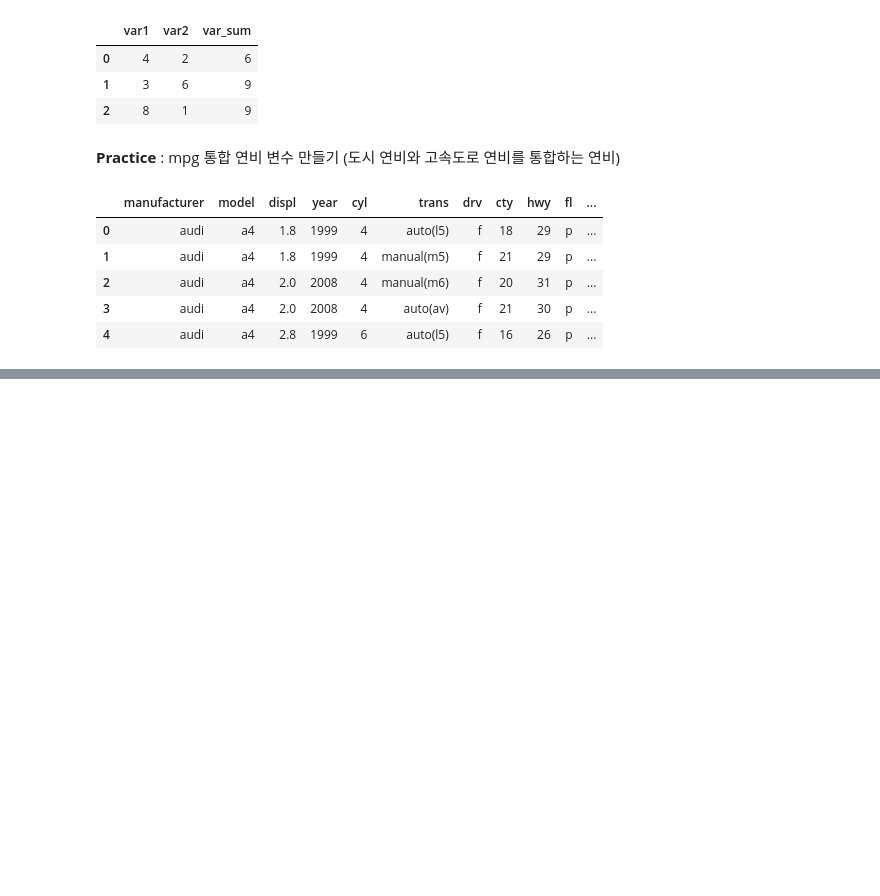
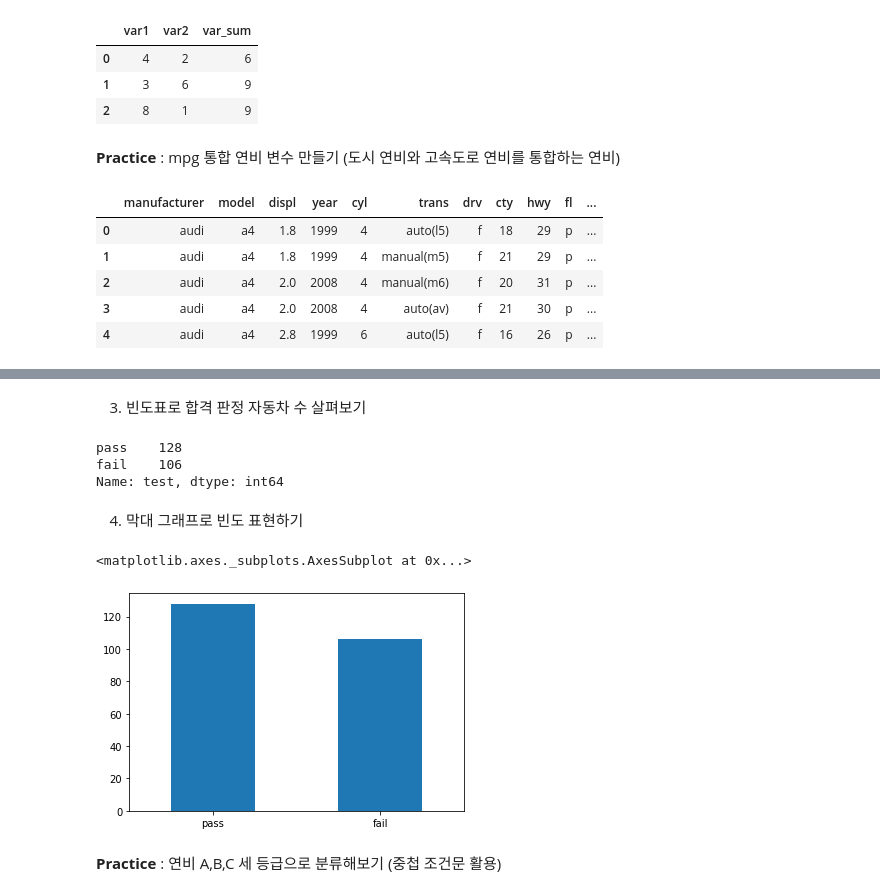
Before and after one commit to Devheun/Data-Analysis, a Jupyter notebook: Data_update(Lec5).ipynb, the cells around one changed output, grey strips where cells are left out. Saved outputs shown, nothing was run; the diff lists cells and outputs as text; code cells hidden in the pictures; blank space fills up the shorter version.

```diff
--- a/Data_update(Lec5).ipynb
+++ b/Data_update(Lec5).ipynb
@@ -64,0 +93,3 @@ mpg.head()
+# %%
+import numpy as np
+mpg['test']=np.where(mpg['total']>=20,'pass','fail')
@@ -64,0 +103,18 @@ mpg.head()
+# %% [markdown]
+3. 빈도표로 합격 판정 자동차 수 살펴보기
+# %%
+mpg['test'].value_counts()
+# %% [output]
+pass    128
+fail    106
+Name: test, dtype: int64
+# %% [markdown]
+4. 막대 그래프로 빈도 표현하기
+# %%
+count_test=mpg['test'].value_counts()
+count_test.plot.bar(rot=0) # rot=0을 이용해 축 이름 수평만들기
+# %% [output]
+<matplotlib.axes._subplots.AxesSubplot at 0x...>
+[figure, added]
+# %% [markdown]
+**Practice** : 연비 A,B,C 세 등급으로 분류해보기 (중첩 조건문 활용)
```
Also changed, not shown: parts of 17 cells of this notebook.
